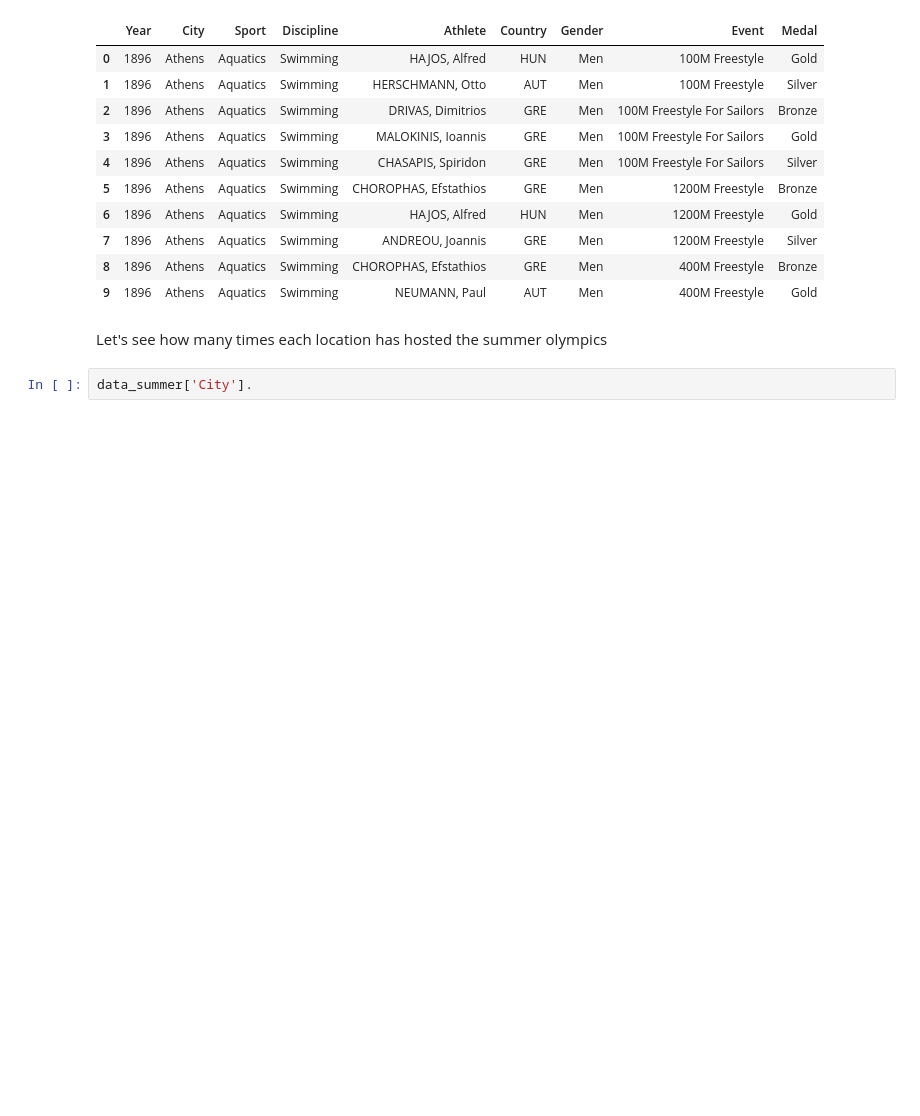
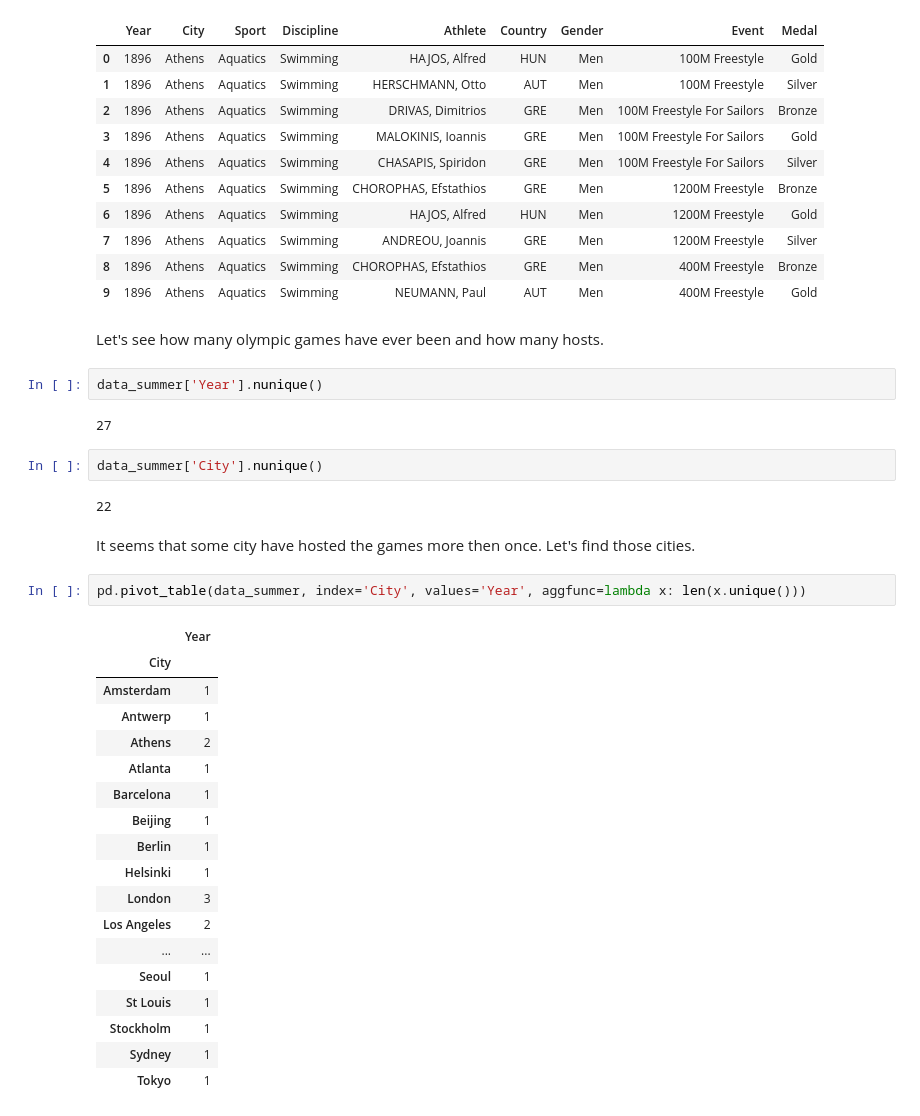
Before and after one commit to victorcruz90/Olympic-medals-analysis, a Jupyter notebook: Initial_data_understanding.ipynb, the cells around one changed output. Cells and saved outputs as stored; diff of their text form; blank space fills up the shorter version.

```diff
--- a/Initial_data_understanding.ipynb
+++ b/Initial_data_understanding.ipynb
@@ -228,7 +228,36 @@ data_summer.head(10)
 | 7 | 1896 | Athens | Aquatics | Swimming | ANDREOU, Joannis | GRE | Men | 1200M Freestyle | Silver |
 | 8 | 1896 | Athens | Aquatics | Swimming | CHOROPHAS, Efstathios | GRE | Men | 400M Freestyle | Bronze |
 | 9 | 1896 | Athens | Aquatics | Swimming | NEUMANN, Paul | AUT | Men | 400M Freestyle | Gold |
-# %% [markdown]
-Let's see how many times each location has hosted the summer olympics
+# %% [markdown]
+Let's see how many olympic games have ever been and how many hosts.
+# %%
+data_summer['Year'].nunique()
+# %% [output]
+27
 # %%
-data_summer['City'].
+data_summer['City'].nunique()
+# %% [output]
+22
+# %% [markdown]
+It seems that some city have hosted the games more then once. Let's find those cities.
+# %%
+pd.pivot_table(data_summer, index='City', values='Year', aggfunc=lambda x: len(x.unique()))
+# %% [output]
+|  | Year |
+| City |  |
+| Amsterdam | 1 |
+| Antwerp | 1 |
+| Athens | 2 |
+| Atlanta | 1 |
+| Barcelona | 1 |
+| Beijing | 1 |
+| Berlin | 1 |
+| Helsinki | 1 |
+| London | 3 |
+| Los Angeles | 2 |
+| ... | ... |
+| Seoul | 1 |
+| St Louis | 1 |
+| Stockholm | 1 |
+| Sydney | 1 |
+| Tokyo | 1 |
```
Also changed, not shown: parts of 12 cells of this notebook.
